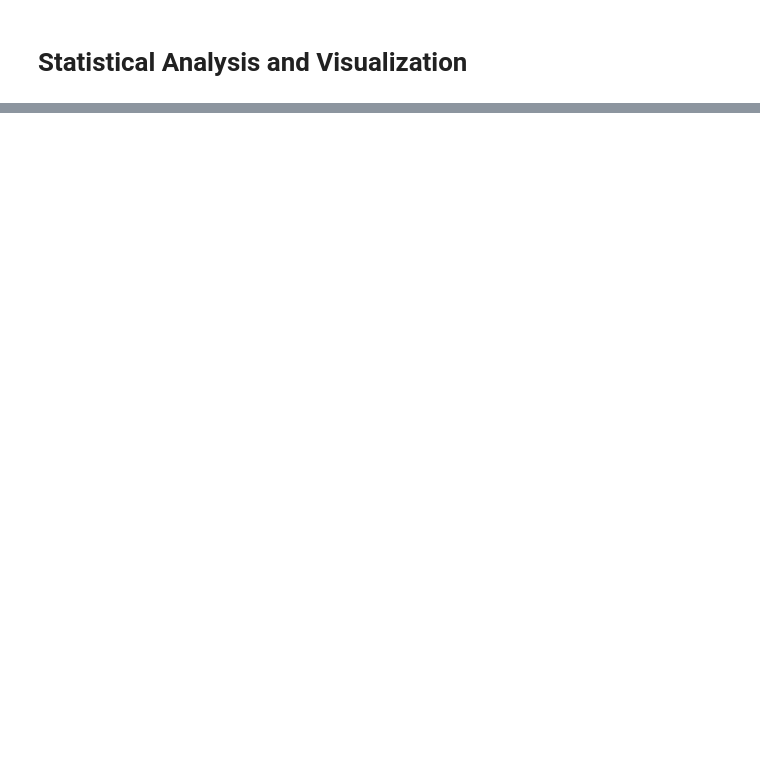
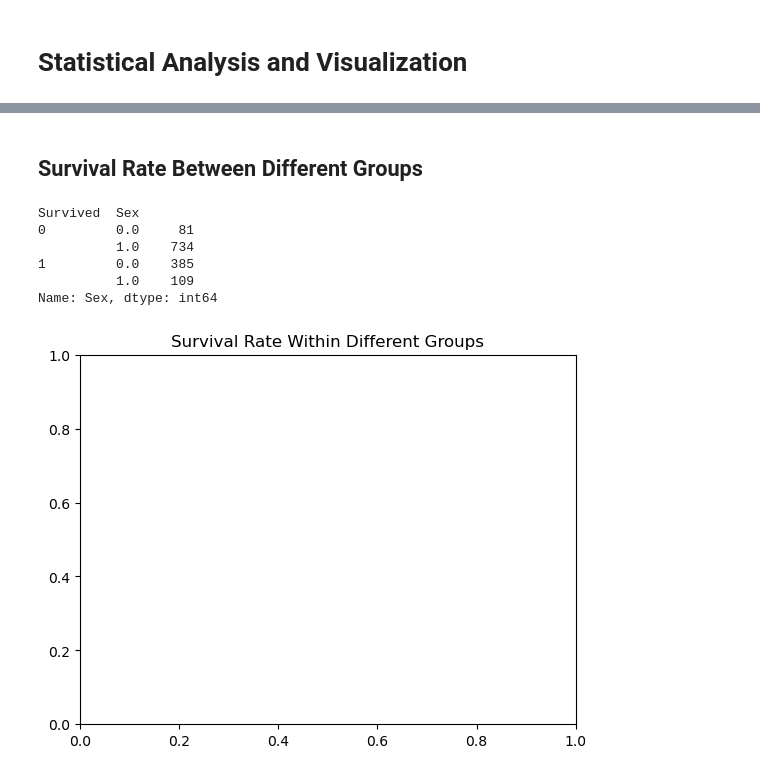
Before and after one commit to AmirAAZ818/ML-Assignments-2024, a Jupyter notebook: Analyzing Titanic Survival Rates/Analyzing Titanic Survival Rates.ipynb, the cells around one changed output, grey strips where cells are left out. Saved outputs shown, nothing was run; the diff lists cells and outputs as text; code cells hidden in the pictures; blank space fills up the shorter version.

```diff
--- a/Analyzing Titanic Survival Rates/Analyzing Titanic Survival Rates.ipynb
+++ b/Analyzing Titanic Survival Rates/Analyzing Titanic Survival Rates.ipynb
@@ -232,0 +244,16 @@ dtype: int64
+# %%
+# Plotting
+fig, axes = plt.subplots(1, 3, figsize=(20, 8))
+
+axes[0].pie(gpops, labels=['Women', 'Men'], autopct='%1.1f%%')
+axes[0].set_title('Passenger\'s Population by Sex')
+
+axes[1].pie(ppops, labels=['1st', '2st', '3st'], autopct='%1.1f%%')
+axes[1].set_title('Passenger\'s Population by Pclass')
+
+axes[2].pie(epops, labels=['Cherbourg', 'Queenstown', 'Southampton'], autopct='%1.1f%%')
+axes[2].set_title('Passenger\'s Population by Embarked')
+
+
+fig.suptitle('Passenger\'s Population In Different Groups')
+plt.show()
@@ -232,0 +262,30 @@ dtype: int64
+# %% [markdown]
+## Survival Rate Between Different Groups
+# %%
+sexSeries = df.groupby(by=['Survived', 'Sex'])['Sex'].count()
+sexSeries
+# %% [output]
+Survived  Sex
+0         0.0     81
+          1.0    734
+1         0.0    385
+          1.0    109
+Name: Sex, dtype: int64
+# %%
+num_survived = df['Survived'].sum()
+num_passengers = df['Survived'].count()
+
+
+
+
+axes[0].pie([num_survived, num_passengers - num_survived], labels=['Survived', 'Died'], autopct='%1.1f%%')
+
+# Rate of Survival
+sexSeries = df.groupby(by=['Survived', 'Sex'])['Survived'].count()
+
+# axes[1].pie([sexSeries['0', ]])
+
+plt.title('Survival Rate Within Different Groups')
+plt.show()
+# %% [output]
+[figure, added]
```
Also changed, not shown: parts of 12 cells of this notebook.
